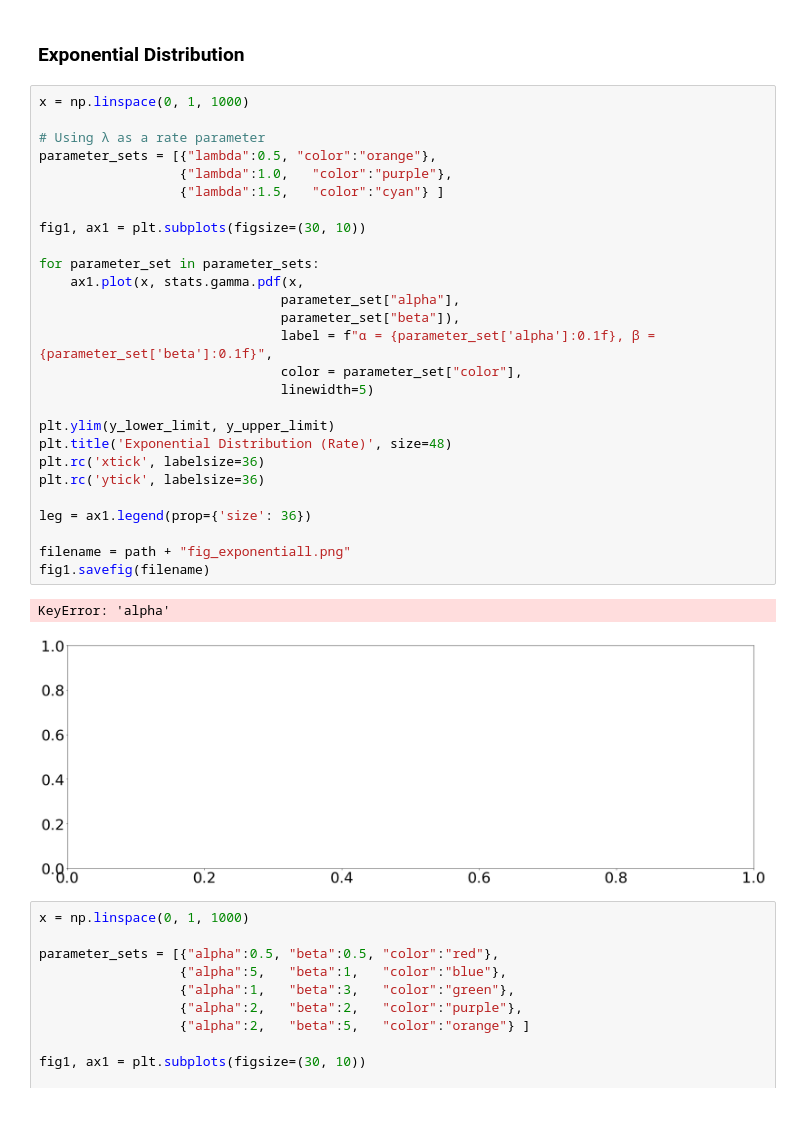
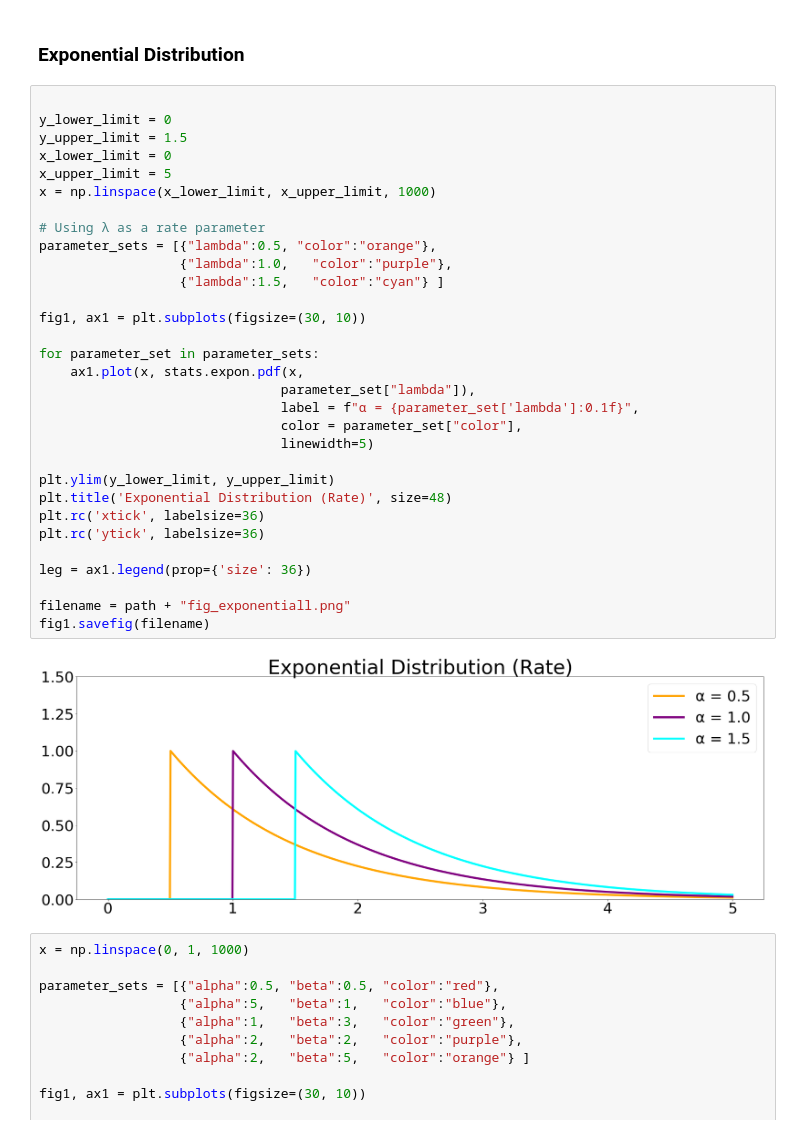
Before and after one commit to k-amini/ds_brushup, a Jupyter notebook: Graphs.ipynb, the cells around one changed output. Saved outputs shown, nothing was run; the diff lists cells and outputs as text.

```diff
--- a/Graphs.ipynb
+++ b/Graphs.ipynb
@@ -150,35 +150,38 @@ fig1.savefig(filename)
 # %% [markdown]
 ### Exponential Distribution
 # %%
-x = np.linspace(0, 1, 1000)
+
+y_lower_limit = 0
+y_upper_limit = 1.5
+x_lower_limit = 0
+x_upper_limit = 5
+x = np.linspace(x_lower_limit, x_upper_limit, 1000)
 
 # Using λ as a rate parameter
 parameter_sets = [{"lambda":0.5, "color":"orange"},
                   {"lambda":1.0,   "color":"purple"},
                   {"lambda":1.5,   "color":"cyan"} ]
 
 fig1, ax1 = plt.subplots(figsize=(30, 10))
 
 for parameter_set in parameter_sets:
-    ax1.plot(x, stats.gamma.pdf(x,
-                               parameter_set["alpha"],
-                               parameter_set["beta"]),
-                               label = f"α = {parameter_set['alpha']:0.1f}, β = {parameter_set['beta']:0.1f}",
+    ax1.plot(x, stats.expon.pdf(x,
+                               parameter_set["lambda"]),
+                               label = f"α = {parameter_set['lambda']:0.1f}",
                                color = parameter_set["color"],
                                linewidth=5)
 
 plt.ylim(y_lower_limit, y_upper_limit)
 plt.title('Exponential Distribution (Rate)', size=48)
 plt.rc('xtick', labelsize=36)
 plt.rc('ytick', labelsize=36)
 
 leg = ax1.legend(prop={'size': 36})
 
 filename = path + "fig_exponentiall.png"
 fig1.savefig(filename)
 # %% [output]
-KeyError: 'alpha'
-[figure, old version]
+[figure, new version]
 # %%
 x = np.linspace(0, 1, 1000)
 
```
Also changed, not shown: 2 other files.
